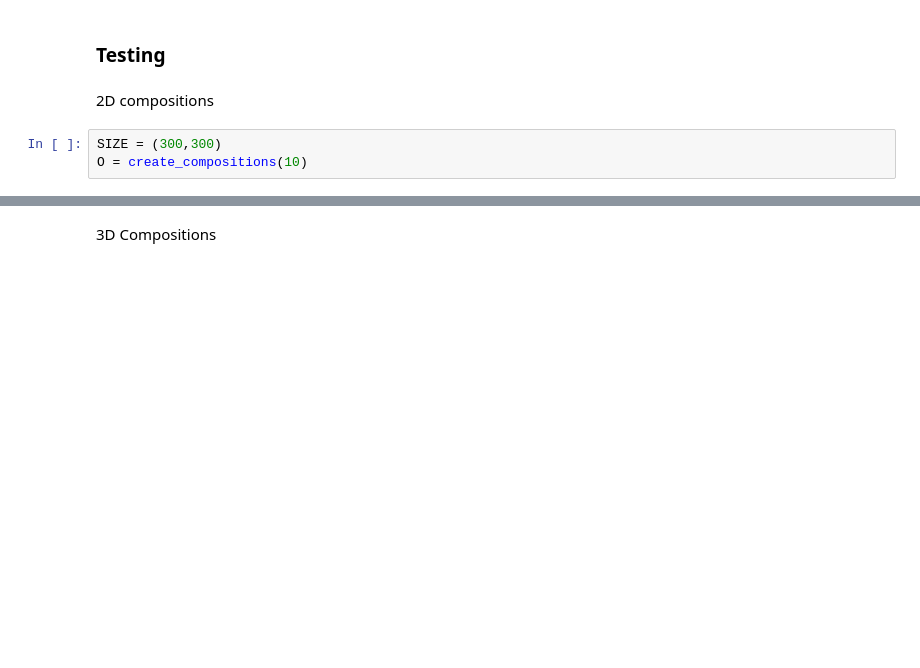
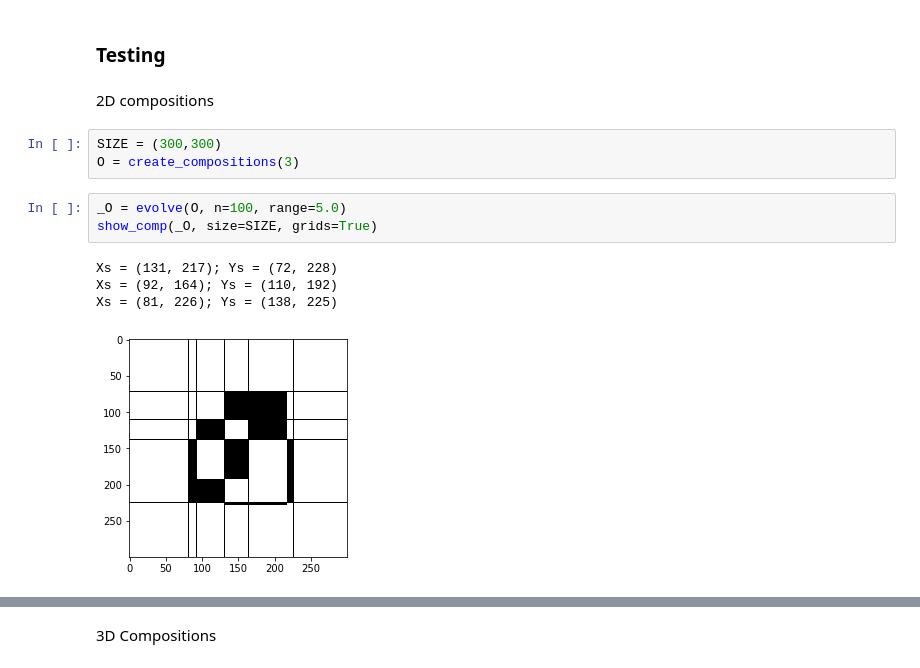
Before and after one commit to merttoka/vis_composition, a Jupyter notebook: Visual_Comp_v0.3.ipynb, the cells around one changed output, grey strips where cells are left out. Saved outputs shown, nothing was run; the diff lists cells and outputs as text; blank space fills up the shorter version.

```diff
--- a/Visual_Comp_v0.3.ipynb
+++ b/Visual_Comp_v0.3.ipynb
@@ -215,4 +230,12 @@ def create_compositions(n, ndim=2, size=(300,300)):
 2D compositions
 # %%
 SIZE = (300,300)
-O = create_compositions(10)
+O = create_compositions(3)
+# %%
+_O = evolve(O, n=100, range=5.0)
+show_comp(_O, size=SIZE, grids=True)
+# %% [output]
+Xs = (131, 217); Ys = (72, 228)
+Xs = (92, 164); Ys = (110, 192)
+Xs = (81, 226); Ys = (138, 225)
+[figure, added]
```
Also changed, not shown: parts of 7 cells of this notebook.
